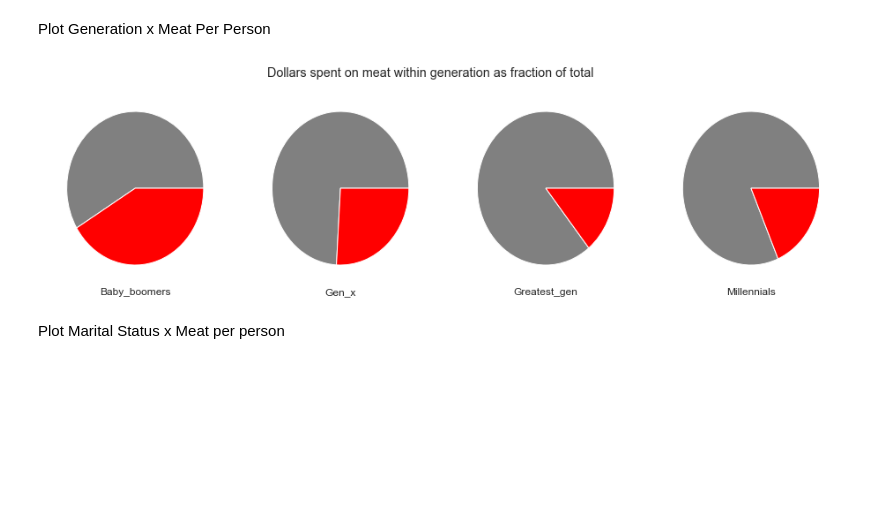
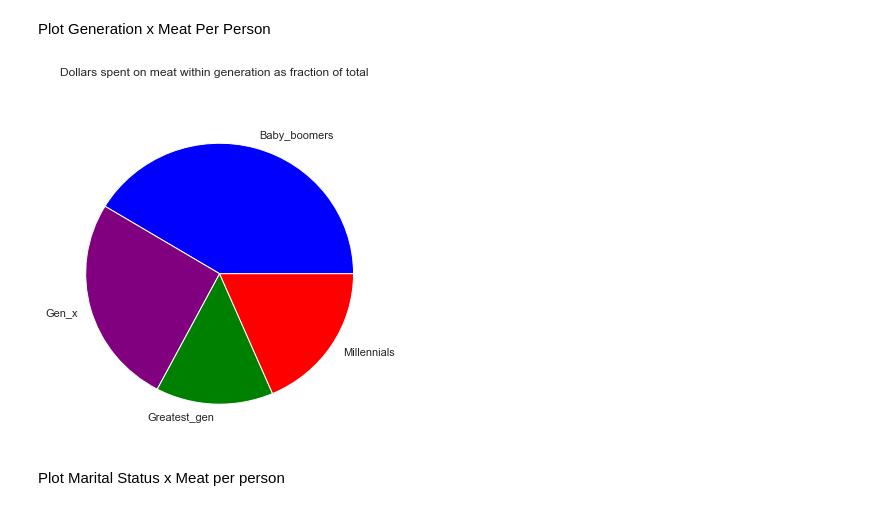
Before and after one commit to Jwdaniel34/Into_the_soyverse, a Jupyter notebook: Expenditure.ipynb, the cells around one changed output. Drawn from its saved outputs; the diff is of its cells as text; code cells hidden in the pictures; blank space fills up the shorter version.

Commit message:
made single pie graphs out of multiple ones

```diff
--- a/Expenditure.ipynb
+++ b/Expenditure.ipynb
@@ -735,19 +735,18 @@ Plot Generation x Meat Per Person
 # %%
 generations = []
 for generation in gen_df.columns:
     generation_group_sums = cex_data[cex_data['meat_per_person'] > 0].groupby(generation).sum()
-    generations.append((generation, generation_group_sums.loc[0]['meat_log'], generation_group_sums.loc[1]['meat_log']))
+    generations.append((generation, generation_group_sums.loc[1]['meat_log']))
 
-fig, ax = plt.subplots(1,4, figsize=(16, 4))
-for idx, (name, out_of_gen, in_gen) in enumerate(generations):
-    ax.flat[idx].pie([out_of_gen, in_gen], colors=['gray','red'])
-    ax.flat[idx].set_xlabel(name)
+fig, ax = plt.subplots(1,1, figsize=(6, 6))
+
+ax.pie([generation[1] for generation in generations], labels=[generation[0] for generation in generations],  colors=['blue','purple','green','red'])
 
 fig.suptitle('Dollars spent on meat within generation as fraction of total')
 
 plt.show()
 # %% [output]
-[figure, old version]
+[figure, new version]
 # %% [markdown]
 Plot Marital Status x Meat per person
 # %%
```
Also changed, not shown: parts of 1 cell of this notebook.
